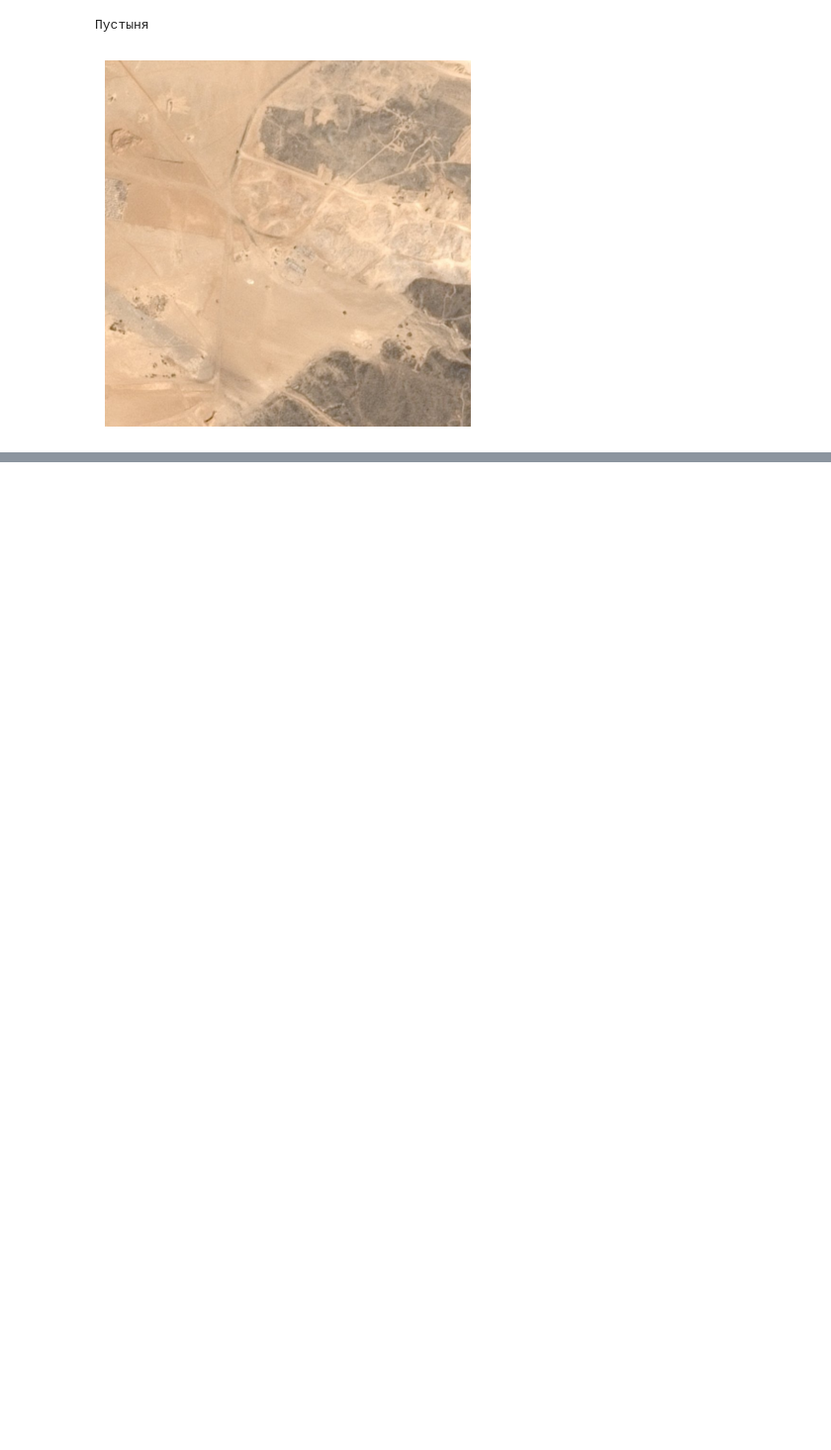
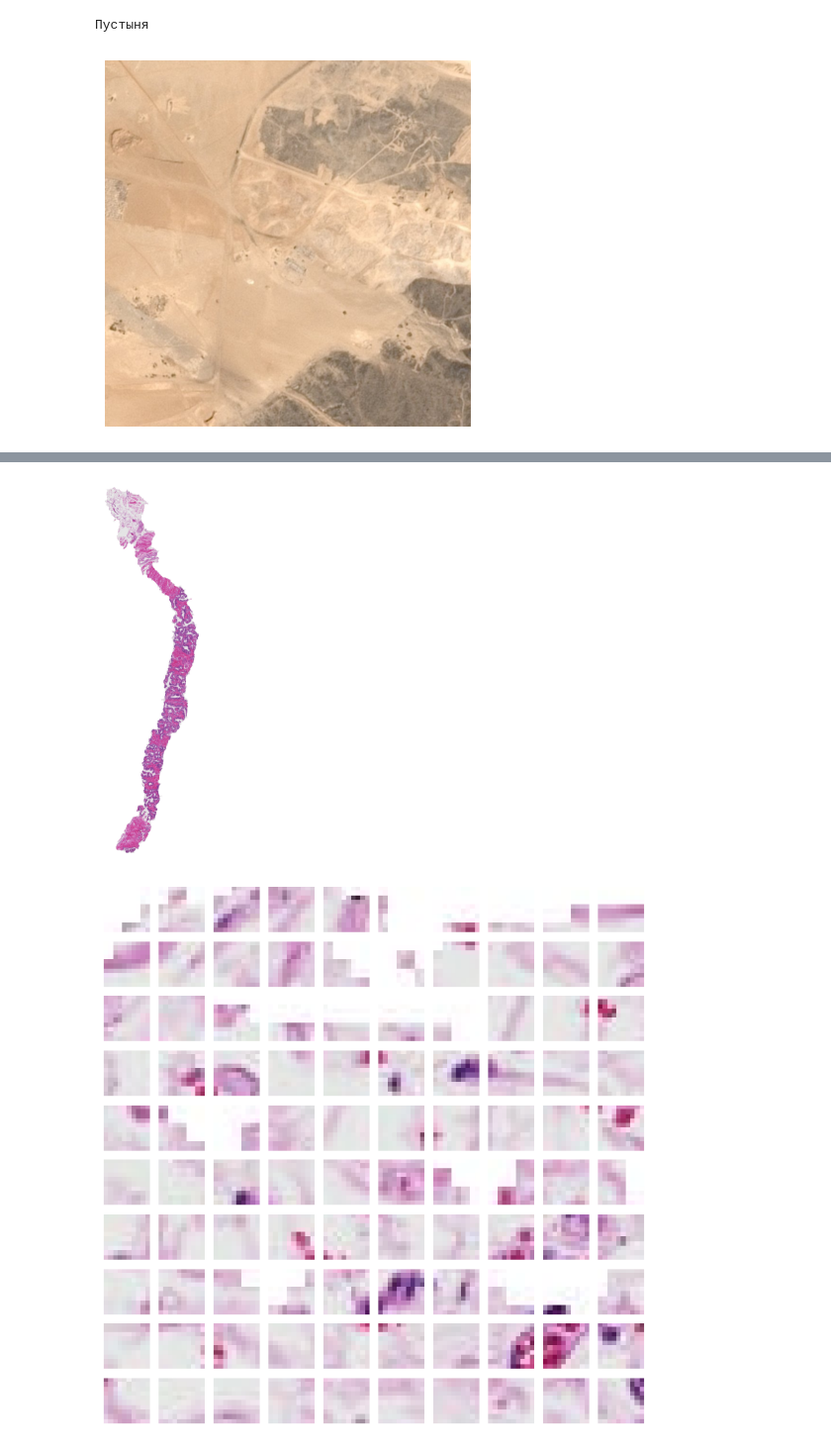
Before and after one commit to FastSnake0/cv_mipt_major, a Jupyter notebook: 03_image_processing/homework/homework_3.ipynb, the cells around one changed output, grey strips where cells are left out. Shown at 99% size. Cells and saved outputs as stored; diff of their text form; code cells hidden in the pictures; blank space fills up the shorter version.

```diff
--- a/03_image_processing/homework/homework_3.ipynb
+++ b/03_image_processing/homework/homework_3.ipynb
@@ -99,0 +181,58 @@ __Доп вопрос__ - как можно выяснить какие нужн
+# %%
+import cv2
+import numpy as np
+import matplotlib.pyplot as plt
+
+# Функция для выделения ячеек из изображения
+def extract_cells(image_path, cell_size, num_cells):
+    image = cv2.imread(image_path)
+    image_height, image_width = image.shape[:2]
+
+
+    num_cells_x = min(num_cells, image_width // cell_size)
+    num_cells_y = min(num_cells, image_height // cell_size)
+
+    cells = []
+
+    for i in range(num_cells_y):
+        for j in range(num_cells_x):
+            # Вычисляем координаты ячейки
+            x_start = j * cell_size
+            y_start = i * cell_size
+            x_end = x_start + cell_size
+            y_end = y_start + cell_size
+
+            # Вырезаем ячейку из изображения
+            cell = image[y_start:y_end, x_start:x_end]
+            if np.sum(np.any(cell < 200, axis=-1)) > 5:
+
+                cells.append(cell)
+            if num_cells <= len(cells):
+                break
+        if num_cells <= len(cells):
+            break
+    return cells
+
+def display_cells(cells):
+    num_cells = len(cells)
+    plt.figure(figsize=(8,8))
+
+    for i, cell in enumerate(cells):
+        plt.subplot(int(np.sqrt(num_cells)), int(np.sqrt(num_cells)), i + 1)
+        plt.imshow(cv2.cvtColor(cell, cv2.COLOR_BGR2RGB))
+        plt.axis('off')
+
+    plt.show()
+
+path_to_img = 'cells/train3_1.jpeg'
+image = cv2.imread(path_to_img)
+image = cv2.cvtColor(image, cv2.COLOR_BGR2RGB)
+plt.imshow(image)
+plt.axis('off')
+plt.show()
+
+cells = extract_cells(path_to_img, cell_size=10, num_cells=100)
+display_cells(cells)
+# %% [output]
+[figure, added]
+[figure, added]
```
Also changed, not shown: parts of 5 cells of this notebook.
